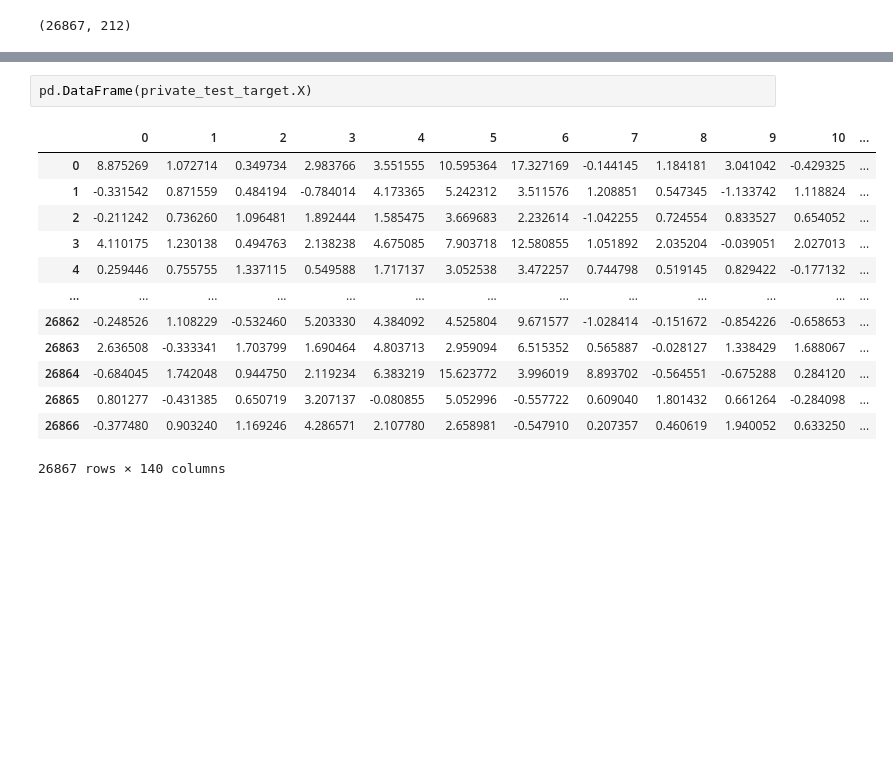
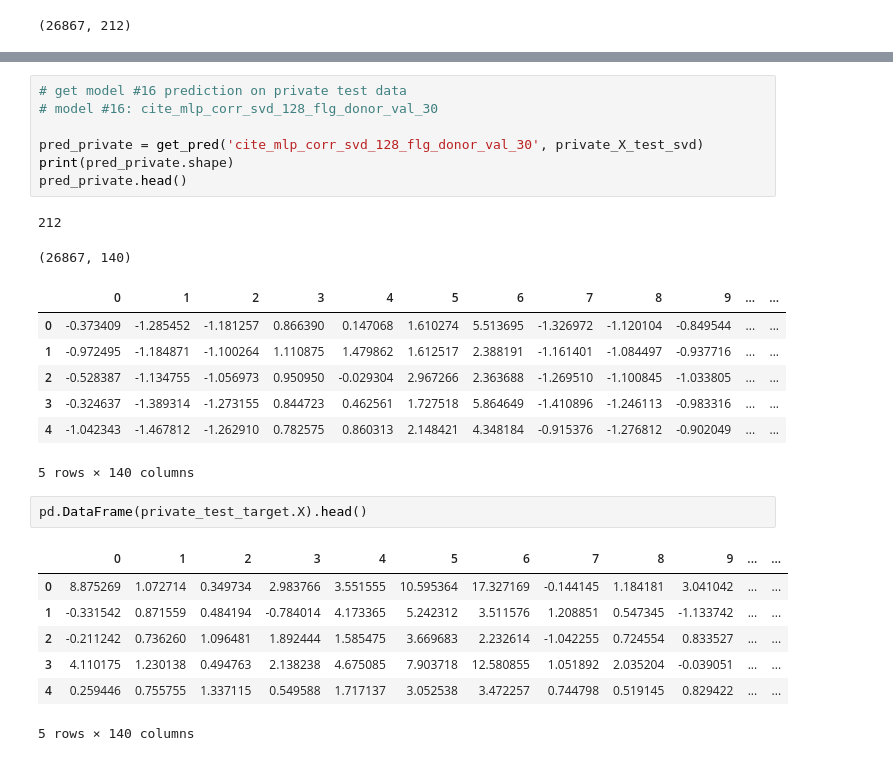
Before and after one commit to valentina-kg/open-problems-multimodal-3rd-solution, a Jupyter notebook: code/4.model/pred/run_model.ipynb, the cells around one changed output, grey strips where cells are left out. Saved outputs shown, nothing was run; the diff lists cells and outputs as text; blank space fills up the shorter version.

```diff
--- a/code/4.model/pred/run_model.ipynb
+++ b/code/4.model/pred/run_model.ipynb
@@ -651,18 +539,29 @@ pred_private
+# %%
+# get model #16 prediction on private test data
+# model #16: cite_mlp_corr_svd_128_flg_donor_val_30
+
+pred_private = get_pred('cite_mlp_corr_svd_128_flg_donor_val_30', private_X_test_svd)
+print(pred_private.shape)
+pred_private.head()
+# %% [output]
+212
+(26867, 140)
+|  | 0 | 1 | 2 | 3 | 4 | 5 | 6 | 7 | 8 | 9 | ... | ... |
+| 0 | -0.373409 | -1.285452 | -1.181257 | 0.866390 | 0.147068 | 1.610274 | 5.513695 | -1.326972 | -1.120104 | -0.849544 | ... | ... |
+| 1 | -0.972495 | -1.184871 | -1.100264 | 1.110875 | 1.479862 | 1.612517 | 2.388191 | -1.161401 | -1.084497 | -0.937716 | ... | ... |
+| 2 | -0.528387 | -1.134755 | -1.056973 | 0.950950 | -0.029304 | 2.967266 | 2.363688 | -1.269510 | -1.100845 | -1.033805 | ... | ... |
+| 3 | -0.324637 | -1.389314 | -1.273155 | 0.844723 | 0.462561 | 1.727518 | 5.864649 | -1.410896 | -1.246113 | -0.983316 | ... | ... |
+| 4 | -1.042343 | -1.467812 | -1.262910 | 0.782575 | 0.860313 | 2.148421 | 4.348184 | -0.915376 | -1.276812 | -0.902049 | ... | ... |
+5 rows × 140 columns
 # %%
-pd.DataFrame(private_test_target.X)
+pd.DataFrame(private_test_target.X).head()
 # %% [output]
-|  | 0 | 1 | 2 | 3 | 4 | 5 | 6 | 7 | 8 | 9 | 10 | ... |
-| 0 | 8.875269 | 1.072714 | 0.349734 | 2.983766 | 3.551555 | 10.595364 | 17.327169 | -0.144145 | 1.184181 | 3.041042 | -0.429325 | ... |
-| 1 | -0.331542 | 0.871559 | 0.484194 | -0.784014 | 4.173365 | 5.242312 | 3.511576 | 1.208851 | 0.547345 | -1.133742 | 1.118824 | ... |
-| 2 | -0.211242 | 0.736260 | 1.096481 | 1.892444 | 1.585475 | 3.669683 | 2.232614 | -1.042255 | 0.724554 | 0.833527 | 0.654052 | ... |
-| 3 | 4.110175 | 1.230138 | 0.494763 | 2.138238 | 4.675085 | 7.903718 | 12.580855 | 1.051892 | 2.035204 | -0.039051 | 2.027013 | ... |
-| 4 | 0.259446 | 0.755755 | 1.337115 | 0.549588 | 1.717137 | 3.052538 | 3.472257 | 0.744798 | 0.519145 | 0.829422 | -0.177132 | ... |
-| ... | ... | ... | ... | ... | ... | ... | ... | ... | ... | ... | ... | ... |
-| 26862 | -0.248526 | 1.108229 | -0.532460 | 5.203330 | 4.384092 | 4.525804 | 9.671577 | -1.028414 | -0.151672 | -0.854226 | -0.658653 | ... |
-| 26863 | 2.636508 | -0.333341 | 1.703799 | 1.690464 | 4.803713 | 2.959094 | 6.515352 | 0.565887 | -0.028127 | 1.338429 | 1.688067 | ... |
-| 26864 | -0.684045 | 1.742048 | 0.944750 | 2.119234 | 6.383219 | 15.623772 | 3.996019 | 8.893702 | -0.564551 | -0.675288 | 0.284120 | ... |
-| 26865 | 0.801277 | -0.431385 | 0.650719 | 3.207137 | -0.080855 | 5.052996 | -0.557722 | 0.609040 | 1.801432 | 0.661264 | -0.284098 | ... |
-| 26866 | -0.377480 | 0.903240 | 1.169246 | 4.286571 | 2.107780 | 2.658981 | -0.547910 | 0.207357 | 0.460619 | 1.940052 | 0.633250 | ... |
+|  | 0 | 1 | 2 | 3 | 4 | 5 | 6 | 7 | 8 | 9 | ... | ... |
+| 0 | 8.875269 | 1.072714 | 0.349734 | 2.983766 | 3.551555 | 10.595364 | 17.327169 | -0.144145 | 1.184181 | 3.041042 | ... | ... |
+| 1 | -0.331542 | 0.871559 | 0.484194 | -0.784014 | 4.173365 | 5.242312 | 3.511576 | 1.208851 | 0.547345 | -1.133742 | ... | ... |
+| 2 | -0.211242 | 0.736260 | 1.096481 | 1.892444 | 1.585475 | 3.669683 | 2.232614 | -1.042255 | 0.724554 | 0.833527 | ... | ... |
+| 3 | 4.110175 | 1.230138 | 0.494763 | 2.138238 | 4.675085 | 7.903718 | 12.580855 | 1.051892 | 2.035204 | -0.039051 | ... | ... |
+| 4 | 0.259446 | 0.755755 | 1.337115 | 0.549588 | 1.717137 | 3.052538 | 3.472257 | 0.744798 | 0.519145 | 0.829422 | ... | ... |
-26867 rows × 140 columns
+5 rows × 140 columns
 # %%
 # pd.DataFrame(private_test_target_raw.X.toarray())
```
Also changed, not shown: parts of 15 cells of this notebook, 7 other files.
